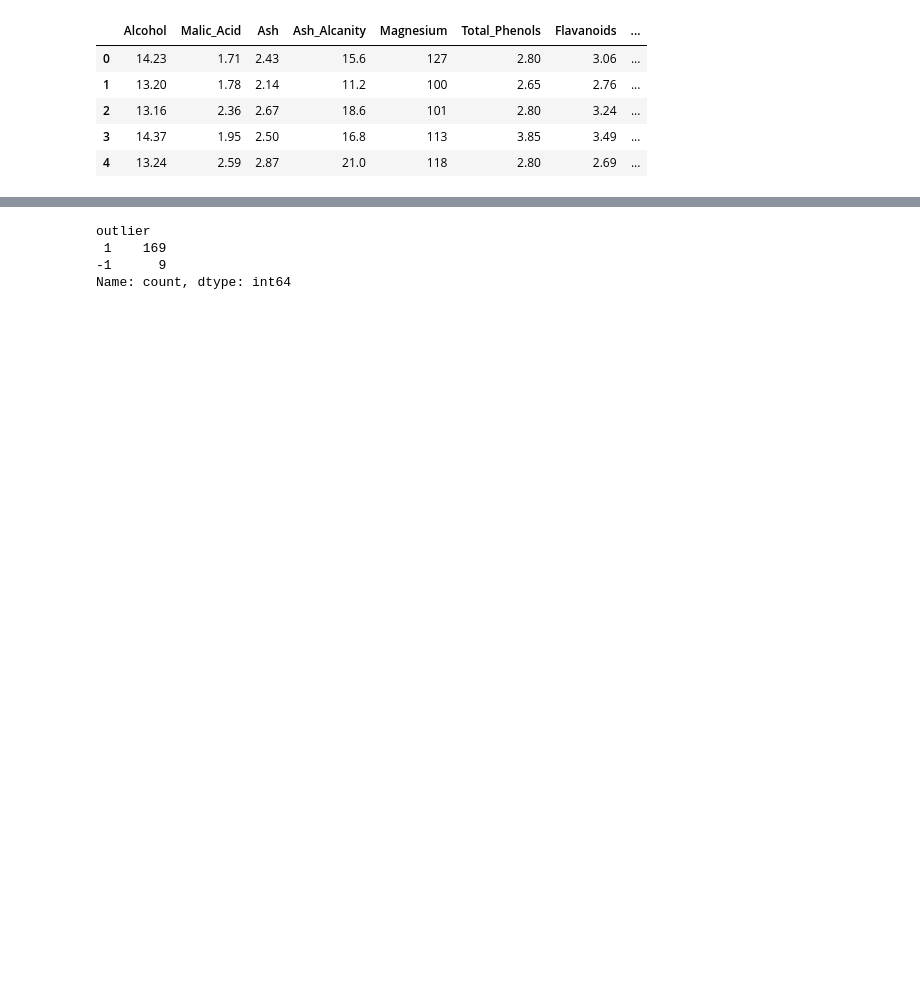
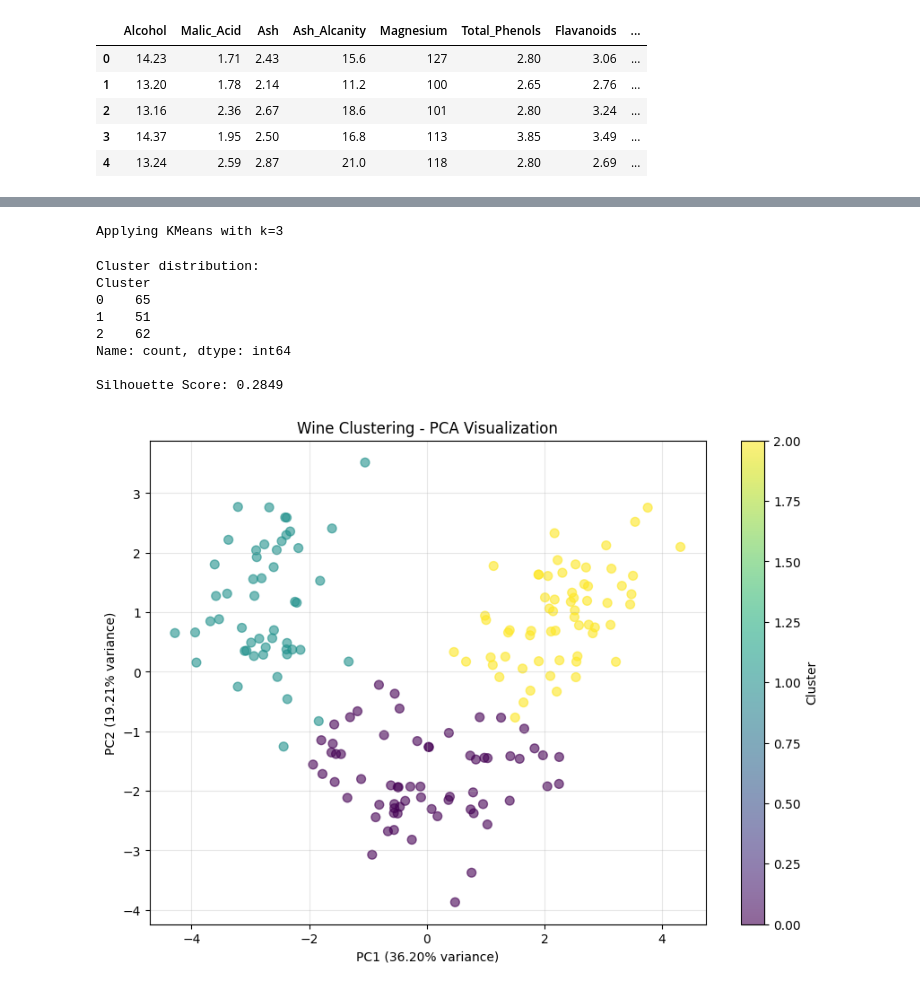
Before and after one commit to Mostafa-Seyedi/kaggle_competitions-, a Jupyter notebook: Clustring/wine/code.ipynb, the cells around one changed output, grey strips where cells are left out. Cells and saved outputs as stored; diff of their text form; code cells hidden in the pictures; blank space fills up the shorter version.

Commit message:
Complete the wine exercise

```diff
--- a/Clustring/wine/code.ipynb
+++ b/Clustring/wine/code.ipynb
@@ -46,8 +77,44 @@ df["outlier"] = labels
+# %%
+# Apply KMeans with optimal number of clusters
+optimal_k = K_range[np.argmax(silhouette_scores)]
+print(f"Applying KMeans with k={optimal_k}")
+
+kmeans_final = KMeans(n_clusters=optimal_k, random_state=42, n_init=10)
+cluster_labels = kmeans_final.fit_predict(X_processed)
+
+# Add cluster labels to dataframe
+df["Cluster"] = cluster_labels
+# %% [output]
+Applying KMeans with k=3
 # %%
-df["outlier"].value_counts()
+# Display cluster distribution
+print("Cluster distribution:")
+print(df["Cluster"].value_counts().sort_index())
+print(f"\nSilhouette Score: {silhouette_score(X_processed, cluster_labels):.4f}")
 # %% [output]
-outlier
- 1    169
--1      9
+Cluster distribution:
+Cluster
+0    65
+1    51
+2    62
 Name: count, dtype: int64
+
+Silhouette Score: 0.2849
+# %%
+# Visualize clusters using PCA for dimensionality reduction
+from sklearn.decomposition import PCA
+
+pca = PCA(n_components=2, random_state=42)
+X_pca = pca.fit_transform(X_processed)
+
+plt.figure(figsize=(10, 7))
+scatter = plt.scatter(X_pca[:, 0], X_pca[:, 1], c=cluster_labels, cmap='viridis', alpha=0.6, s=50)
+plt.colorbar(scatter, label='Cluster')
+plt.xlabel(f'PC1 ({pca.explained_variance_ratio_[0]:.2%} variance)')
+plt.ylabel(f'PC2 ({pca.explained_variance_ratio_[1]:.2%} variance)')
+plt.title('Wine Clustering - PCA Visualization')
+plt.grid(True, alpha=0.3)
+plt.show()
+# %% [output]
+[figure, added]
 # %%
```
Also changed, not shown: parts of 5 cells of this notebook, 2 other files.
